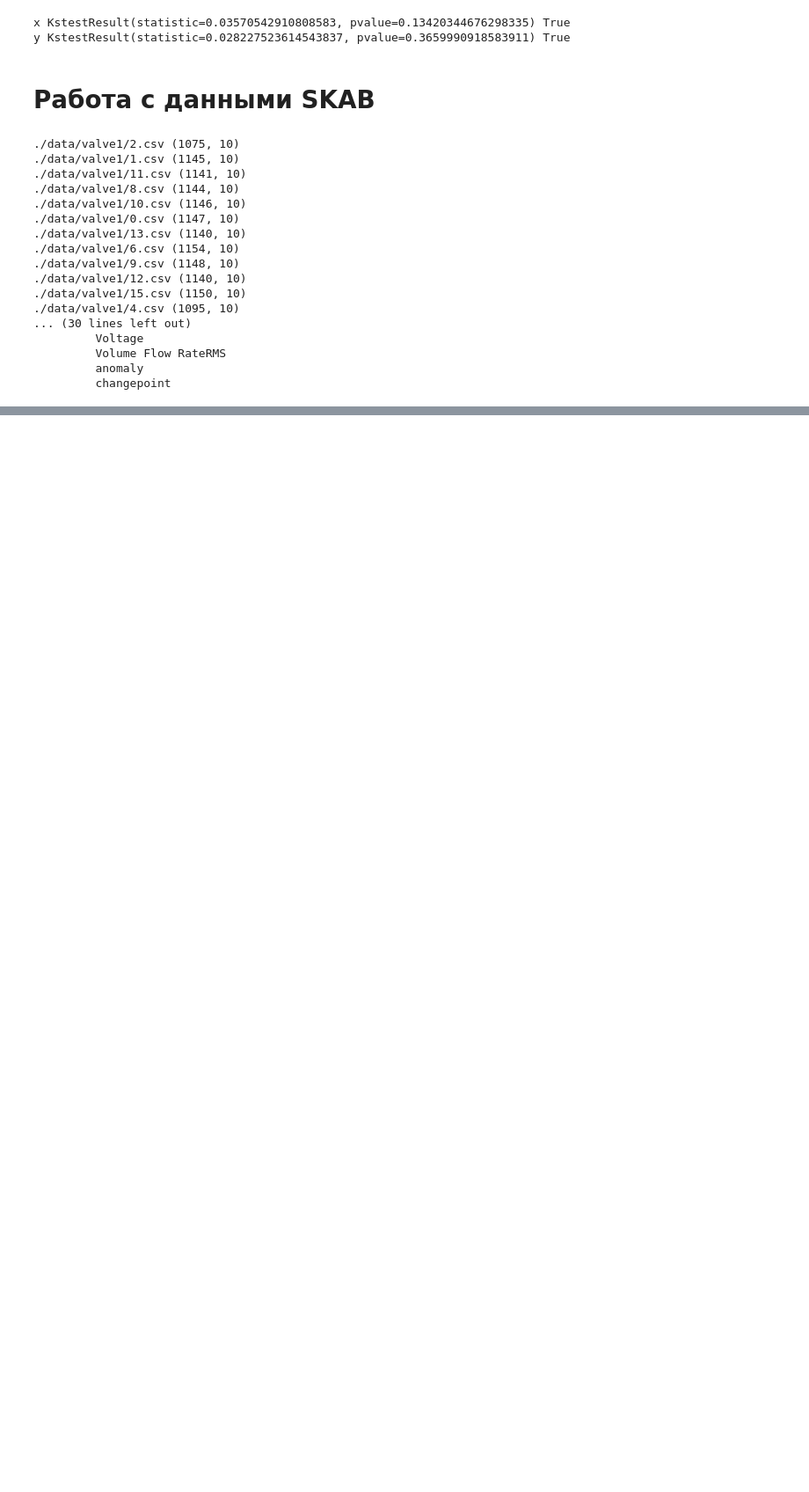
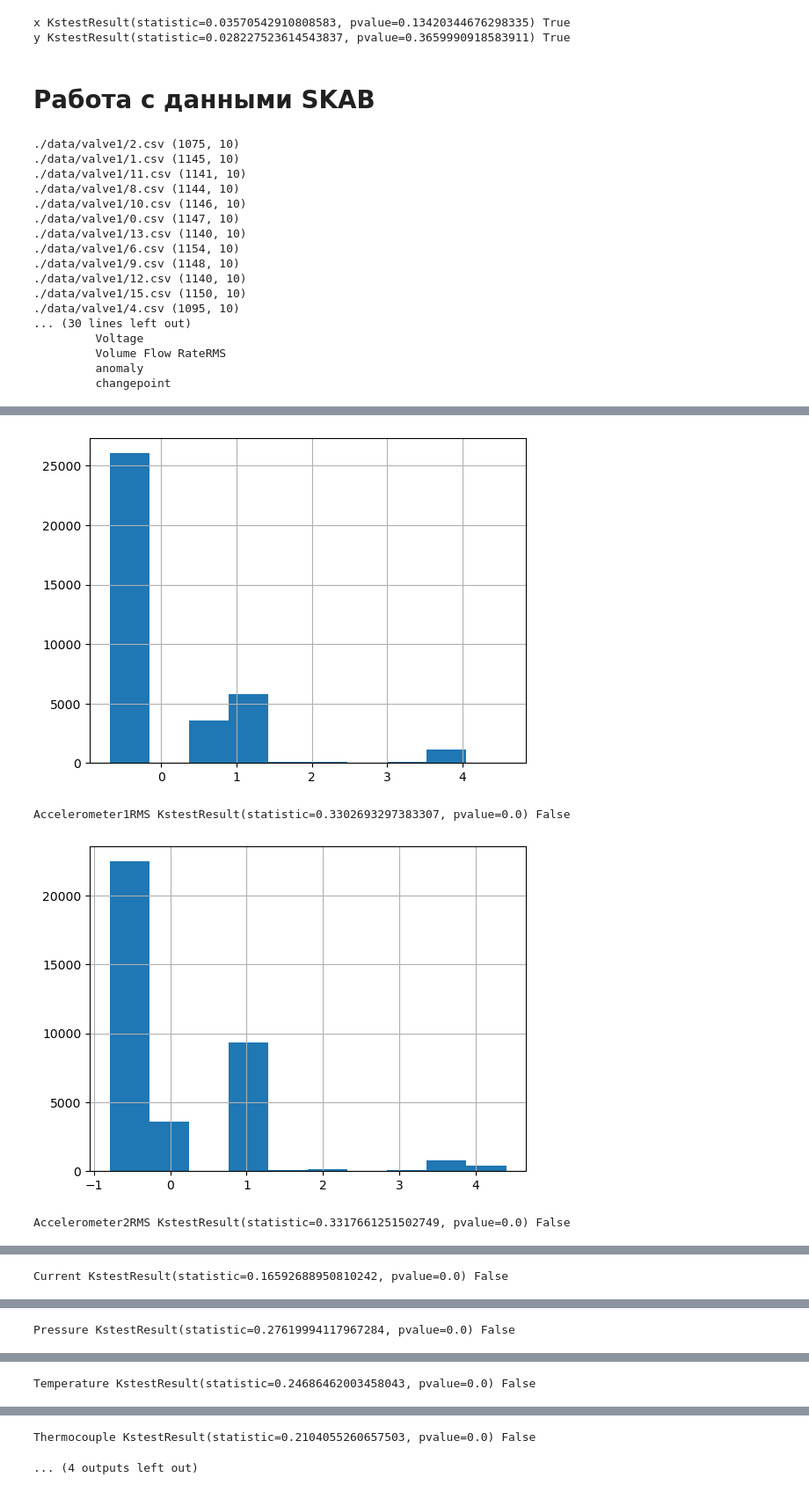
Before and after one commit to mipt-nd/novelty-detection, a Jupyter notebook: statistical_methods.ipynb, the cells around one changed output, grey strips where cells are left out. Shown at 88% size. Drawn from its saved outputs; the diff is of its cells as text; code cells hidden in the pictures; blank space fills up the shorter version.

```diff
--- a/statistical_methods.ipynb
+++ b/statistical_methods.ipynb
@@ -128,2 +129,4 @@ Data columns (total 10 columns):
 dtypes: float64(10)
 memory usage: 3.1 MB
+# %%
+df = df.drop('changepoint', axis=1)
@@ -129,0 +139,22 @@ memory usage: 3.1 MB
+# %%
+from sklearn.preprocessing import StandardScaler
+columns = list(X.columns)
+scaler = StandardScaler()
+X = scaler.fit_transform(X)
+X = pd.DataFrame(data=X, columns=columns)
+# %%
+from scipy.stats import kstest
+
+def check_shapiro(df):
+    columns = list(df.columns)
+    for col in columns:
+        df[col].hist()
+        plt.show()
+        print(col, kstest(df[col], 'norm'), kstest(df[col], 'norm').pvalue > 0.05)
+
+check_shapiro(X)
+# %% [output]
+[figure, added]
+Accelerometer1RMS KstestResult(statistic=0.3302693297383307, pvalue=0.0) False
+[figure, added]
+Accelerometer2RMS KstestResult(statistic=0.3317661251502749, pvalue=0.0) False
@@ -129,0 +162 @@ memory usage: 3.1 MB
+Current KstestResult(statistic=0.16592688950810242, pvalue=0.0) False
@@ -129,0 +164 @@ memory usage: 3.1 MB
+Pressure KstestResult(statistic=0.27619994117967284, pvalue=0.0) False
@@ -129,0 +166 @@ memory usage: 3.1 MB
+Temperature KstestResult(statistic=0.24686462003458043, pvalue=0.0) False
@@ -129,0 +168,2 @@ memory usage: 3.1 MB
+Thermocouple KstestResult(statistic=0.2104055260657503, pvalue=0.0) False
+... (4 outputs left out)
```
Also changed, not shown: parts of 7 cells of this notebook.
